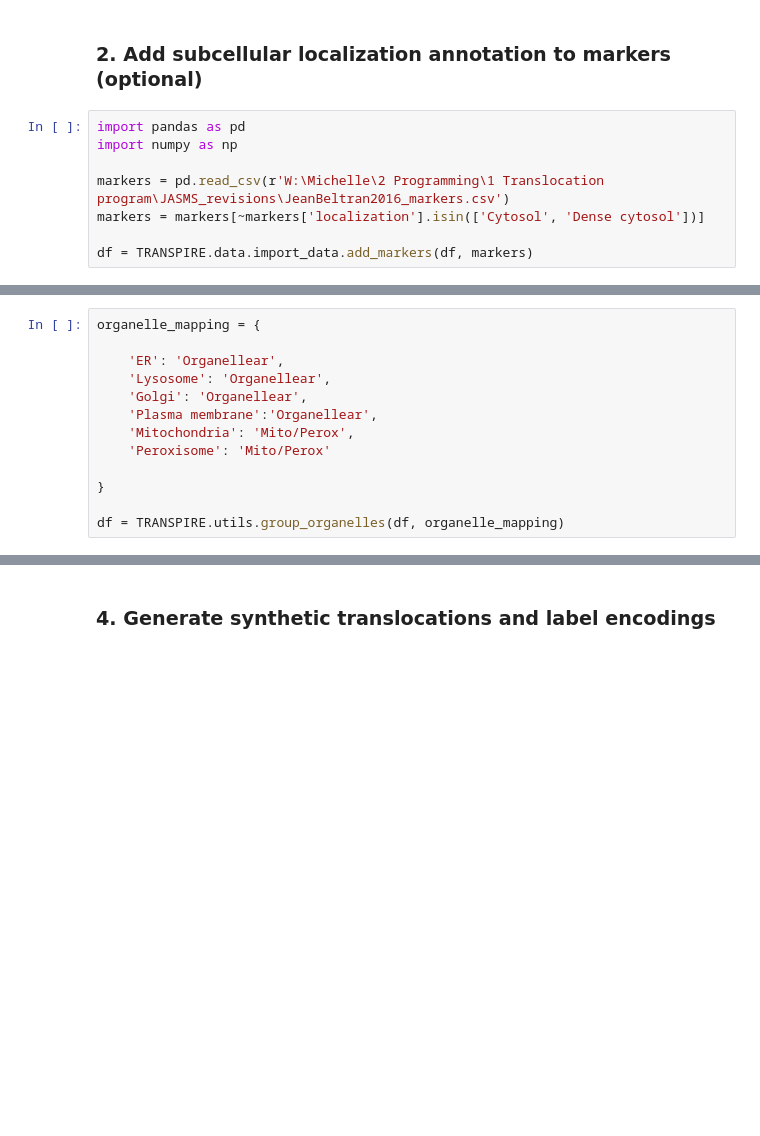
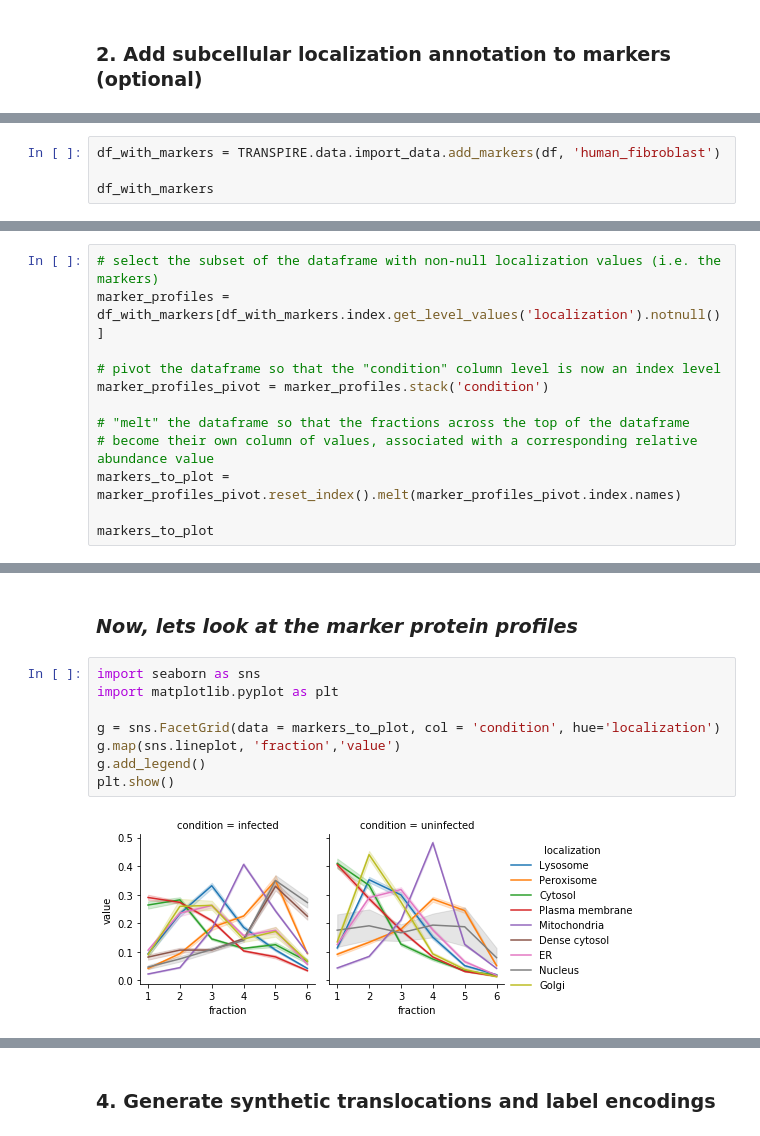
Before and after one commit to cristealab/TRANSPIRE_JASMS2020, a Jupyter notebook: docs/notebooks/importing and manipulating data.ipynb, the cells around one changed output, grey strips where cells are left out. Drawn from its saved outputs; the diff is of its cells as text; blank space fills up the shorter version.

```diff
--- a/docs/notebooks/importing and manipulating data.ipynb
+++ b/docs/notebooks/importing and manipulating data.ipynb
@@ -20,10 +35,2 @@ df = TRANSPIRE.data.import_data.load_data(f)
 # %% [markdown]
 ### 2. Add subcellular localization annotation to markers (optional)
-# %%
-import pandas as pd
-import numpy as np
-
-markers = pd.read_csv(r'W:\Michelle\2 Programming\1 Translocation program\JASMS_revisions\JeanBeltran2016_markers.csv')
-markers = markers[~markers['localization'].isin(['Cytosol', 'Dense cytosol'])]
-
-df = TRANSPIRE.data.import_data.add_markers(df, markers)
@@ -32,13 +36,0 @@ df = TRANSPIRE.data.import_data.add_markers(df, markers)
-# %%
-organelle_mapping = {
-
-    'ER': 'Organellear',
-    'Lysosome': 'Organellear',
-    'Golgi': 'Organellear',
-    'Plasma membrane':'Organellear',
-    'Mitochondria': 'Mito/Perox',
-    'Peroxisome': 'Mito/Perox'
-
-}
-
-df = TRANSPIRE.utils.group_organelles(df, organelle_mapping)
@@ -48,0 +37,4 @@ comparisons = list(zip(df.columns.levels[1][df.columns.levels[1].str.contains('M
+# %%
+df_with_markers = TRANSPIRE.data.import_data.add_markers(df, 'human_fibroblast')
+
+df_with_markers
@@ -48,0 +59,12 @@ comparisons = list(zip(df.columns.levels[1][df.columns.levels[1].str.contains('M
+# %%
+# select the subset of the dataframe with non-null localization values (i.e. the markers)
+marker_profiles = df_with_markers[df_with_markers.index.get_level_values('localization').notnull()]
+
+# pivot the dataframe so that the "condition" column level is now an index level
+marker_profiles_pivot = marker_profiles.stack('condition')
+
+# "melt" the dataframe so that the fractions across the top of the dataframe
+# become their own column of values, associated with a corresponding relative abundance value
+markers_to_plot = marker_profiles_pivot.reset_index().melt(marker_profiles_pivot.index.names)
+
+markers_to_plot
@@ -48,0 +85,12 @@ comparisons = list(zip(df.columns.levels[1][df.columns.levels[1].str.contains('M
+# %% [markdown]
+### _Now, lets look at the marker protein profiles_
+# %%
+import seaborn as sns
+import matplotlib.pyplot as plt
+
+g = sns.FacetGrid(data = markers_to_plot, col = 'condition', hue='localization')
+g.map(sns.lineplot, 'fraction','value')
+g.add_legend()
+plt.show()
+# %% [output]
+[figure, added]
```
Also changed, not shown: parts of 23 cells of this notebook.
